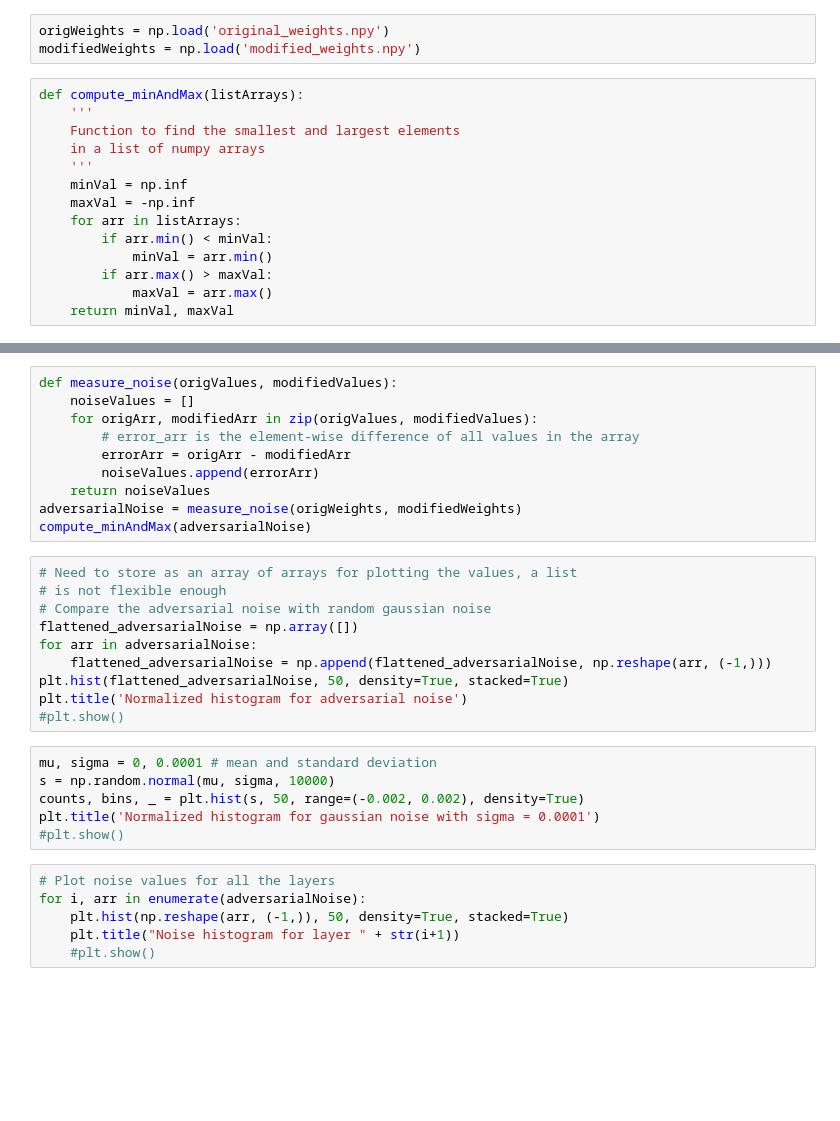
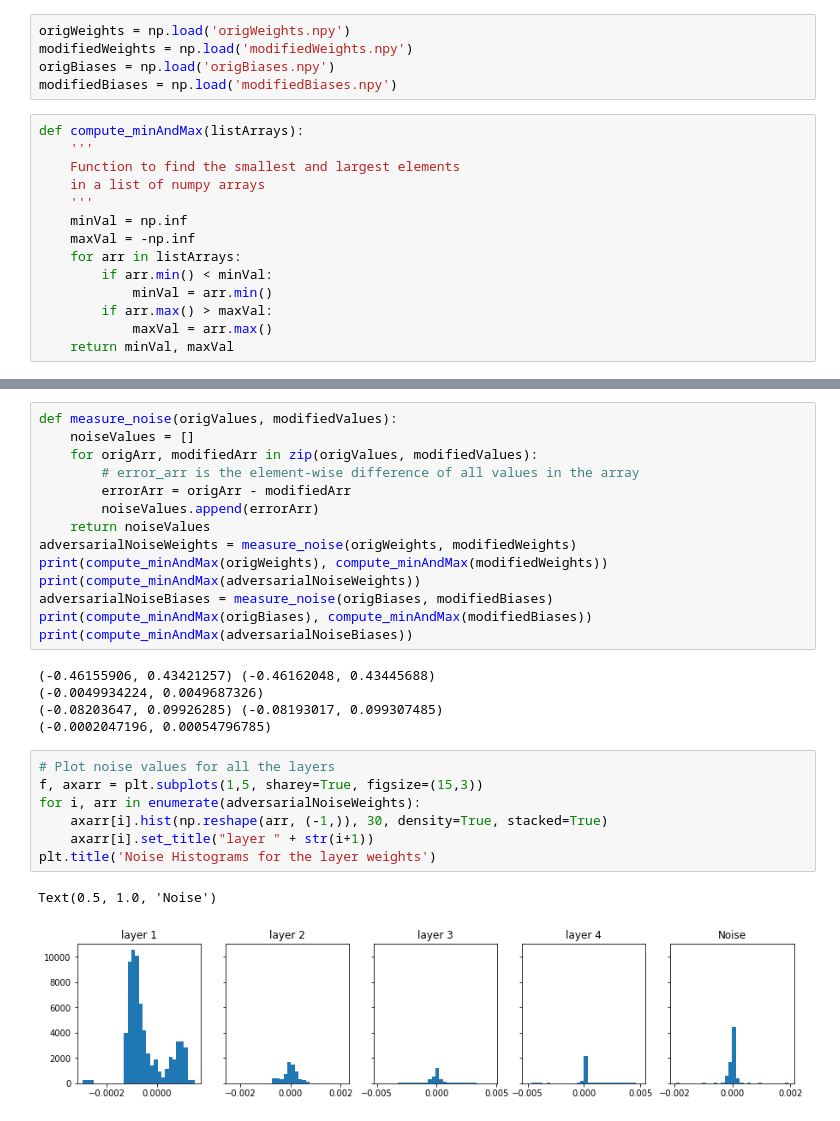
Before and after one commit to vorzawk/mdlAttack, a Jupyter notebook: measure_bitErrRate.ipynb, the cells around one changed output, grey strips where cells are left out. Cells and saved outputs as stored; diff of their text form; blank space fills up the shorter version.

```diff
--- a/measure_bitErrRate.ipynb
+++ b/measure_bitErrRate.ipynb
@@ -4,8 +4,10 @@ The goal here is to evaluate the errors introduced adversarial training by a bit
 import numpy as np
 from matplotlib import pyplot as plt
 # %%
-origWeights = np.load('original_weights.npy')
-modifiedWeights = np.load('modified_weights.npy')
+origWeights = np.load('origWeights.npy')
+modifiedWeights = np.load('modifiedWeights.npy')
+origBiases = np.load('origBiases.npy')
+modifiedBiases = np.load('modifiedBiases.npy')
 # %%
 def compute_minAndMax(listArrays):
     '''
@@ -116,27 +136,24 @@ def measure_noise(origValues, modifiedValues):
         errorArr = origArr - modifiedArr
         noiseValues.append(errorArr)
     return noiseValues
-adversarialNoise = measure_noise(origWeights, modifiedWeights)
-compute_minAndMax(adversarialNoise)
+adversarialNoiseWeights = measure_noise(origWeights, modifiedWeights)
+print(compute_minAndMax(origWeights), compute_minAndMax(modifiedWeights))
+print(compute_minAndMax(adversarialNoiseWeights))
+adversarialNoiseBiases = measure_noise(origBiases, modifiedBiases)
+print(compute_minAndMax(origBiases), compute_minAndMax(modifiedBiases))
+print(compute_minAndMax(adversarialNoiseBiases))
+# %% [output]
+(-0.46155906, 0.43421257) (-0.46162048, 0.43445688)
+(-0.0049934224, 0.0049687326)
+(-0.08203647, 0.09926285) (-0.08193017, 0.099307485)
+(-0.0002047196, 0.00054796785)
-# %%
-# Need to store as an array of arrays for plotting the values, a list
-# is not flexible enough
-# Compare the adversarial noise with random gaussian noise
-flattened_adversarialNoise = np.array([])
-for arr in adversarialNoise:
-    flattened_adversarialNoise = np.append(flattened_adversarialNoise, np.reshape(arr, (-1,)))
-plt.hist(flattened_adversarialNoise, 50, density=True, stacked=True)
-plt.title('Normalized histogram for adversarial noise')
-#plt.show()
-# %%
-mu, sigma = 0, 0.0001 # mean and standard deviation
-s = np.random.normal(mu, sigma, 10000)
-counts, bins, _ = plt.hist(s, 50, range=(-0.002, 0.002), density=True)
-plt.title('Normalized histogram for gaussian noise with sigma = 0.0001')
-#plt.show()
 # %%
 # Plot noise values for all the layers
-for i, arr in enumerate(adversarialNoise):
-    plt.hist(np.reshape(arr, (-1,)), 50, density=True, stacked=True)
-    plt.title("Noise histogram for layer " + str(i+1))
-    #plt.show()
+f, axarr = plt.subplots(1,5, sharey=True, figsize=(15,3))
+for i, arr in enumerate(adversarialNoiseWeights):
+    axarr[i].hist(np.reshape(arr, (-1,)), 30, density=True, stacked=True)
+    axarr[i].set_title("layer " + str(i+1))
+plt.title('Noise Histograms for the layer weights')
+# %% [output]
+Text(0.5, 1.0, 'Noise')
+[figure, added]
```
Also changed, not shown: parts of 7 cells of this notebook, 1 other file.
